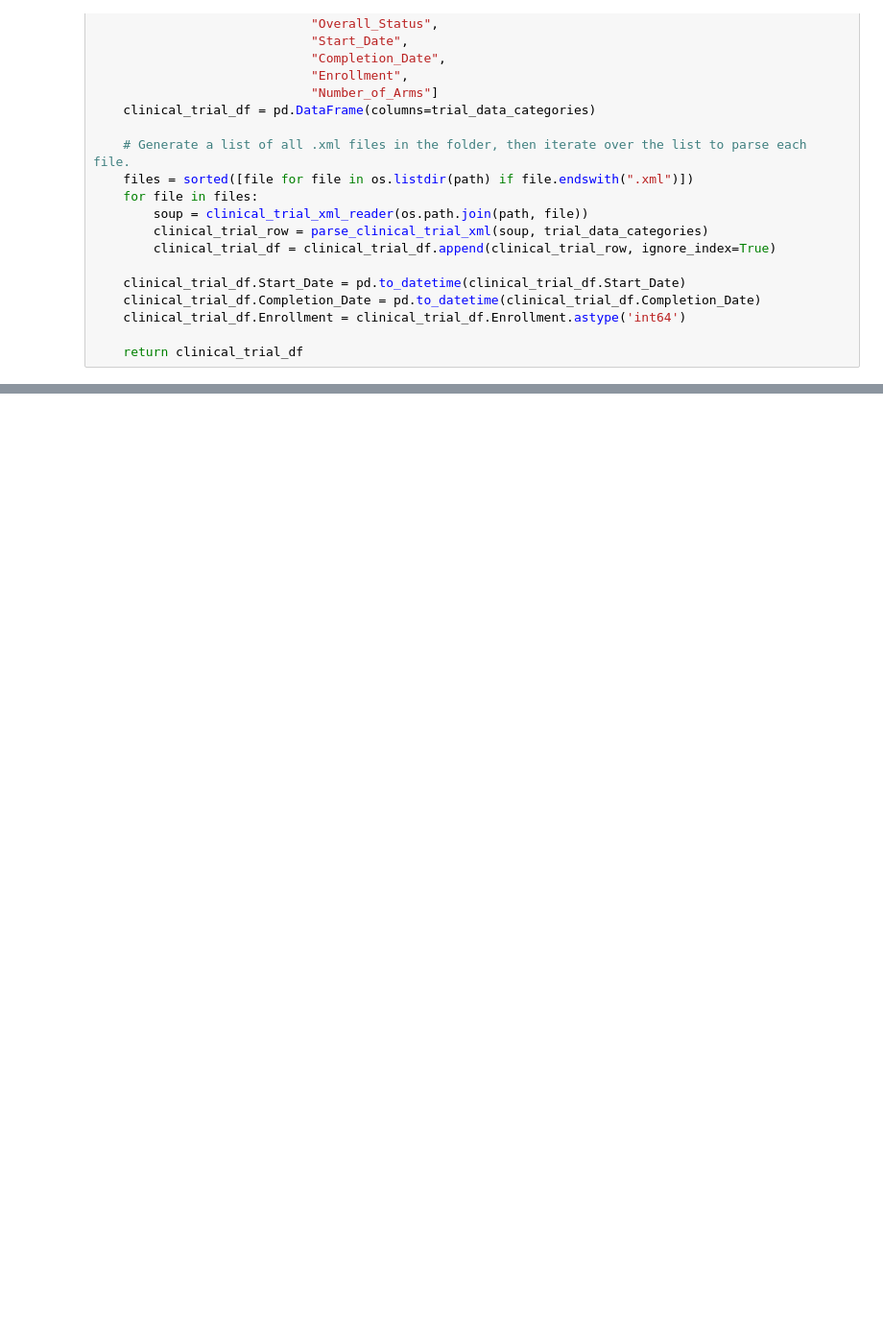
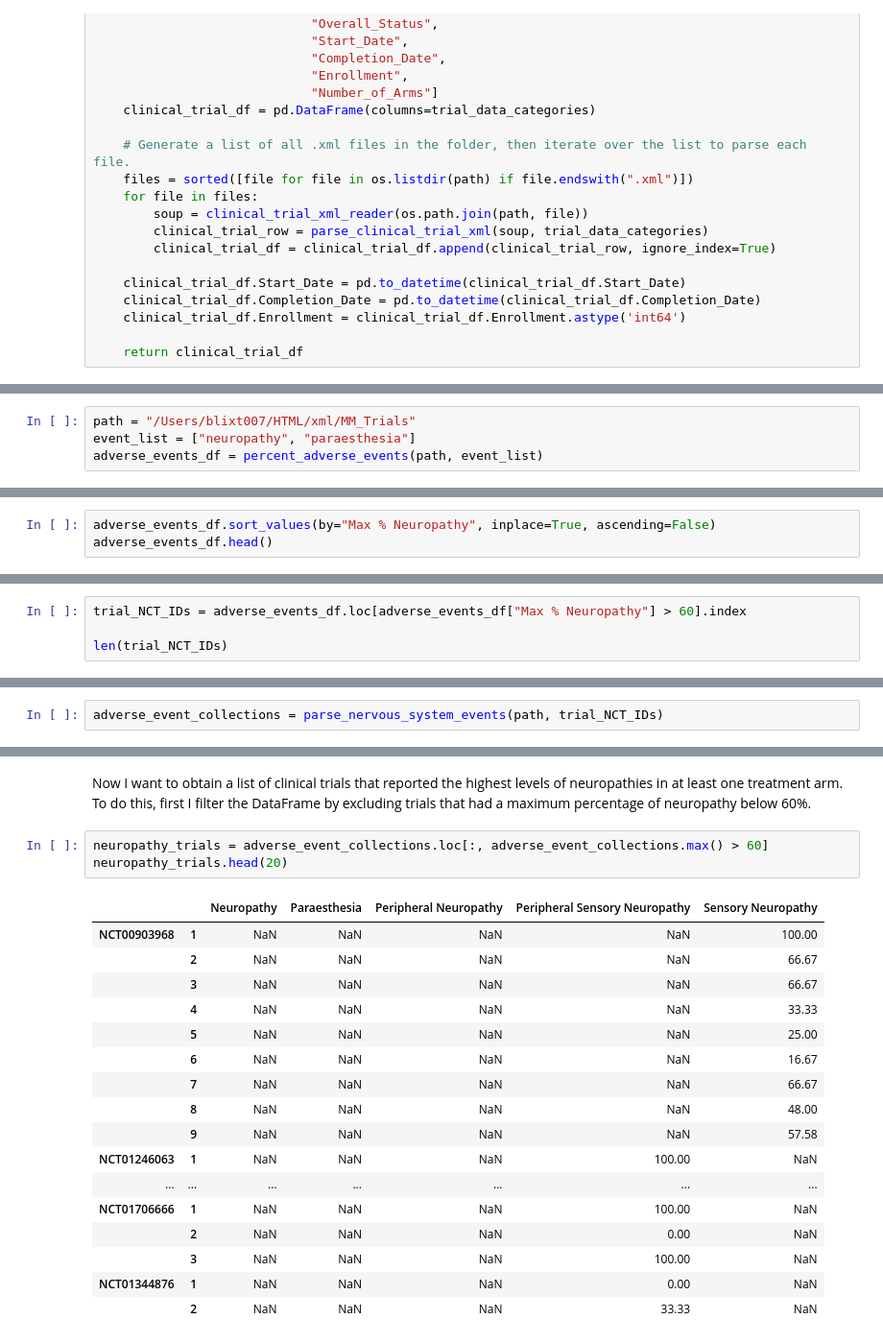
Before and after one commit to NBlixt/Portfolio, a Jupyter notebook: Clinical Trial Data Retrieval/clinical_trial_scrape.ipynb, the cells around one changed output, grey strips where cells are left out. Shown at 96% size. Saved outputs shown, nothing was run; the diff lists cells and outputs as text; blank space fills up the shorter version.

```diff
--- a/Clinical Trial Data Retrieval/clinical_trial_scrape.ipynb
+++ b/Clinical Trial Data Retrieval/clinical_trial_scrape.ipynb
@@ -296,0 +186,4 @@ Index(['NCT00075881', 'NCT00148317', 'NCT00153920', 'NCT00287872'], dtype='objec
+# %%
+path = "/Users/blixt007/HTML/xml/MM_Trials"
+event_list = ["neuropathy", "paraesthesia"]
+adverse_events_df = percent_adverse_events(path, event_list)
@@ -296,0 +192,3 @@ Index(['NCT00075881', 'NCT00148317', 'NCT00153920', 'NCT00287872'], dtype='objec
+# %%
+adverse_events_df.sort_values(by="Max % Neuropathy", inplace=True, ascending=False)
+adverse_events_df.head()
@@ -296,0 +206,4 @@ Index(['NCT00075881', 'NCT00148317', 'NCT00153920', 'NCT00287872'], dtype='objec
+# %%
+trial_NCT_IDs = adverse_events_df.loc[adverse_events_df["Max % Neuropathy"] > 60].index
+
+len(trial_NCT_IDs)
@@ -296,0 +315,2 @@ Index(['NCT00075881', 'NCT00148317', 'NCT00153920', 'NCT00287872'], dtype='objec
+# %%
+adverse_event_collections = parse_nervous_system_events(path, trial_NCT_IDs)
@@ -296,0 +331,23 @@ Index(['NCT00075881', 'NCT00148317', 'NCT00153920', 'NCT00287872'], dtype='objec
+# %% [markdown]
+Now I want to obtain a list of clinical trials that reported the highest levels of neuropathies in at least one treatment arm.  To do this, first I filter the DataFrame by excluding trials that had a maximum percentage of neuropathy below 60%.
+# %%
+neuropathy_trials = adverse_event_collections.loc[:, adverse_event_collections.max() > 60]
+neuropathy_trials.head(20)
+# %% [output]
+|  |  | Neuropathy | Paraesthesia | Peripheral Neuropathy | Peripheral Sensory Neuropathy | Sensory Neuropathy |
+| NCT00903968 | 1 | NaN | NaN | NaN | NaN | 100.00 |
+|  | 2 | NaN | NaN | NaN | NaN | 66.67 |
+|  | 3 | NaN | NaN | NaN | NaN | 66.67 |
+|  | 4 | NaN | NaN | NaN | NaN | 33.33 |
+|  | 5 | NaN | NaN | NaN | NaN | 25.00 |
+|  | 6 | NaN | NaN | NaN | NaN | 16.67 |
+|  | 7 | NaN | NaN | NaN | NaN | 66.67 |
+|  | 8 | NaN | NaN | NaN | NaN | 48.00 |
+|  | 9 | NaN | NaN | NaN | NaN | 57.58 |
+| NCT01246063 | 1 | NaN | NaN | NaN | 100.00 | NaN |
+| ... | ... | ... | ... | ... | ... | ... |
+| NCT01706666 | 1 | NaN | NaN | NaN | 100.00 | NaN |
+|  | 2 | NaN | NaN | NaN | 0.00 | NaN |
+|  | 3 | NaN | NaN | NaN | 100.00 | NaN |
+| NCT01344876 | 1 | NaN | NaN | NaN | 0.00 | NaN |
+|  | 2 | NaN | NaN | NaN | 33.33 | NaN |
```
Also changed, not shown: parts of 34 cells of this notebook.
